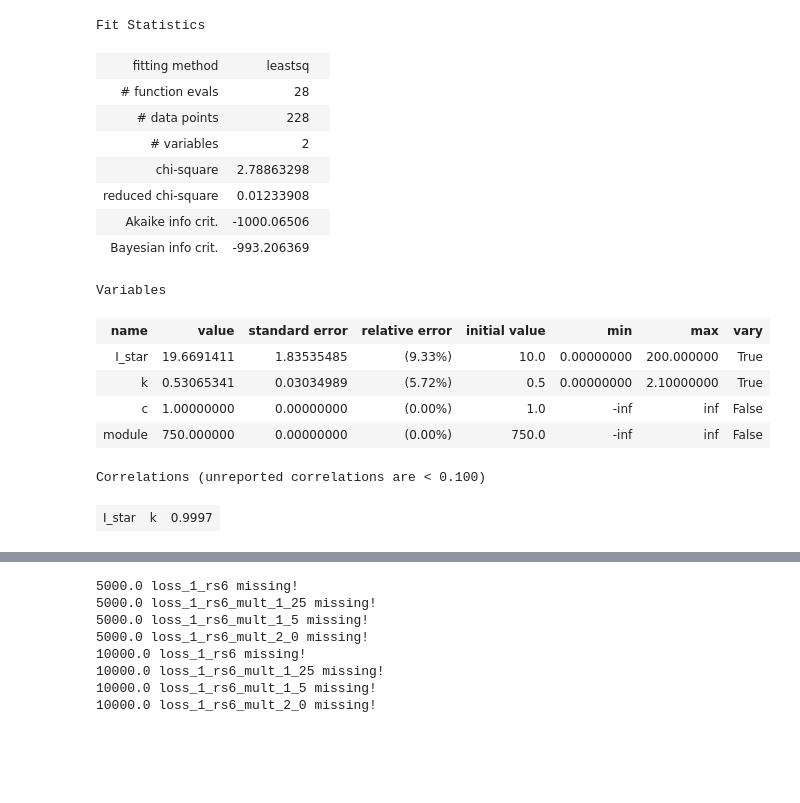
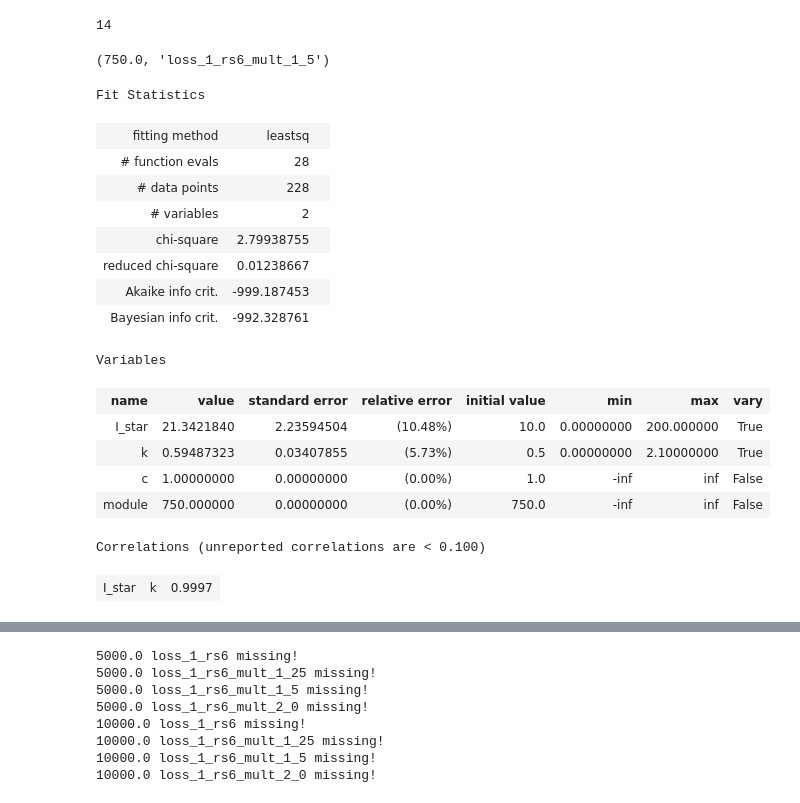
Before and after one commit to carlidel/collimator_scans, a Jupyter notebook: all_fits.ipynb, the cells around one changed output, grey strips where cells are left out. Saved outputs shown, nothing was run; the diff lists cells and outputs as text; code cells hidden in the pictures; blank space fills up the shorter version.

```diff
--- a/all_fits.ipynb
+++ b/all_fits.ipynb
@@ -16,6 +16,13 @@ import datetime
 
 import fit_functions
 import nekhoroshev_tools
+# %%
+module_to_index = {
+    100.0:0, 250.0:1, 500.0:2, 750.0:3, 1000.0:4, 1250.0:5, 1500.0:6, 1750.0:7, 2000.0:8
+}
+spline_to_index = {
+    "loss_1_rs6":0, "loss_1_rs6_mult_1_25":1, "loss_1_rs6_mult_1_5":2, "loss_1_rs6_mult_2_0":3
+}
 # %%
 fit_result_module_b1_v = {}
 
@@ -53,4 +54,20 @@ for key in fit_result_module_b1_v:
         results.append(fit_result_module_b1_v[key][0])
         errors.append(fit_result_module_b1_v[key][0].chisqr)
         values.append((fit_result_module_b1_v[key][1], fit_result_module_b1_v[key][2]))
+# %%
+val_map = np.empty((9, 4))
+
+keys = []
+results = []
+errors = []
+values = []
+
+for key in fit_result_module_b1_v:
+    # if "mult_1_5" in key[1]:
+    keys.append(key)
+    results.append(fit_result_module_b1_v[key][0])
+    errors.append(fit_result_module_b1_v[key][0].chisqr)
+    values.append((fit_result_module_b1_v[key][1], fit_result_module_b1_v[key][2]))
+
+    val_map[module_to_index[key[0]], spline_to_index[key[1]]] = fit_result_module_b1_v[key][0].chisqr
 # %%
@@ -60,19 +113,28 @@ np.argmin(errors)
+# %%
+idx = np.argmin(errors)
+np.argmin(errors)
+# %% [output]
+14
+# %%
+keys[idx]
+# %% [output]
+(750.0, 'loss_1_rs6_mult_1_5')
 # %%
-results[3]
+results[idx]
 # %% [output]
 Fit Statistics
 | fitting method | leastsq |  |
 | # function evals | 28 |  |
 | # data points | 228 |  |
 | # variables | 2 |  |
-| chi-square | 2.78863298 |  |
-| reduced chi-square | 0.01233908 |  |
-| Akaike info crit. | -1000.06506 |  |
-| Bayesian info crit. | -993.206369 |  |
+| chi-square | 2.79938755 |  |
+| reduced chi-square | 0.01238667 |  |
+| Akaike info crit. | -999.187453 |  |
+| Bayesian info crit. | -992.328761 |  |
 Variables
 | name | value | standard error | relative error | initial value | min | max | vary |
-| I_star | 19.6691411 | 1.83535485 | (9.33%) | 10.0 | 0.00000000 | 200.000000 | True |
-| k | 0.53065341 | 0.03034989 | (5.72%) | 0.5 | 0.00000000 | 2.10000000 | True |
+| I_star | 21.3421840 | 2.23594504 | (10.48%) | 10.0 | 0.00000000 | 200.000000 | True |
+| k | 0.59487323 | 0.03407855 | (5.73%) | 0.5 | 0.00000000 | 2.10000000 | True |
 | c | 1.00000000 | 0.00000000 | (0.00%) | 1.0 | -inf | inf | False |
 | module | 750.000000 | 0.00000000 | (0.00%) | 750.0 | -inf | inf | False |
 Correlations (unreported correlations are < 0.100)
```
Also changed, not shown: parts of 18 cells of this notebook, 12 other files.
